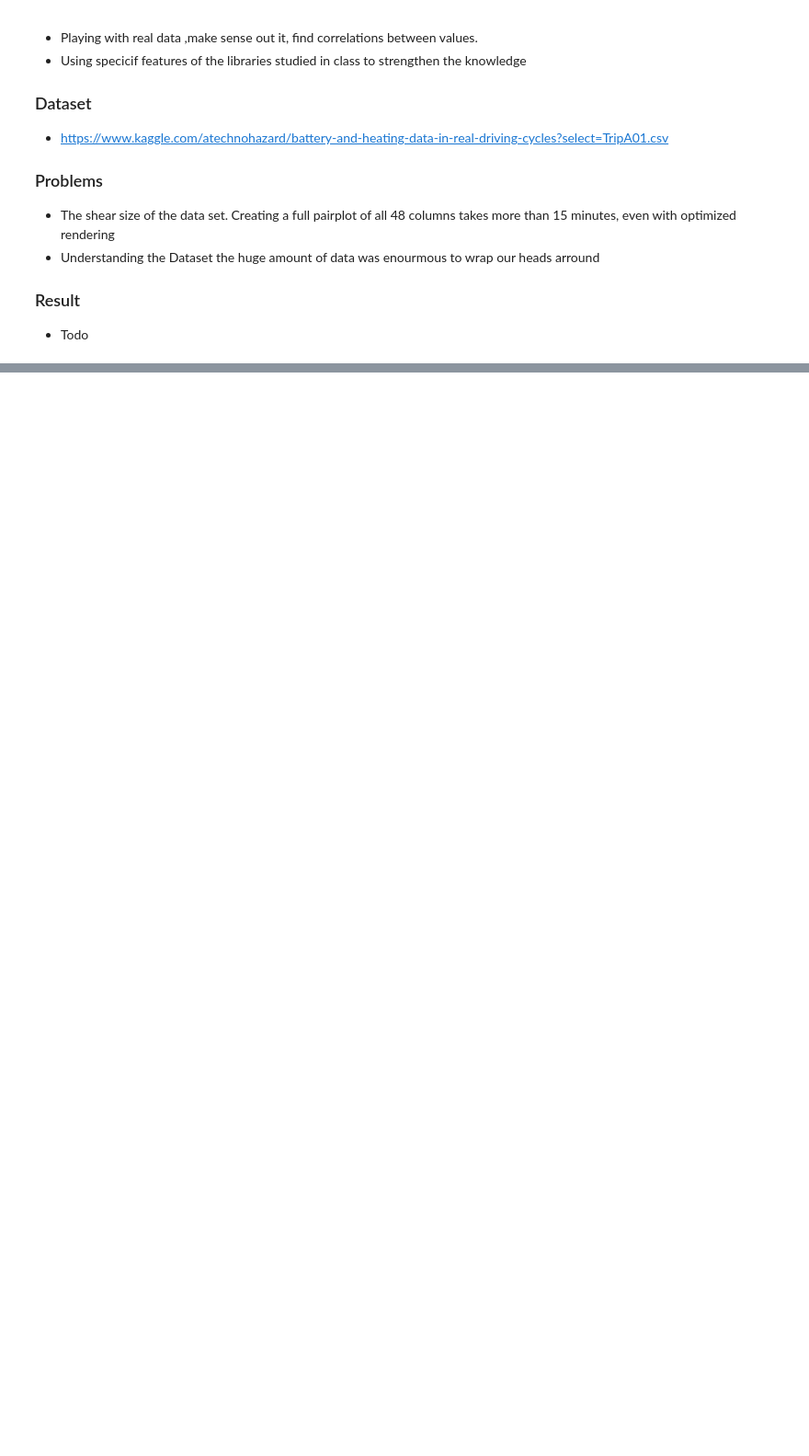
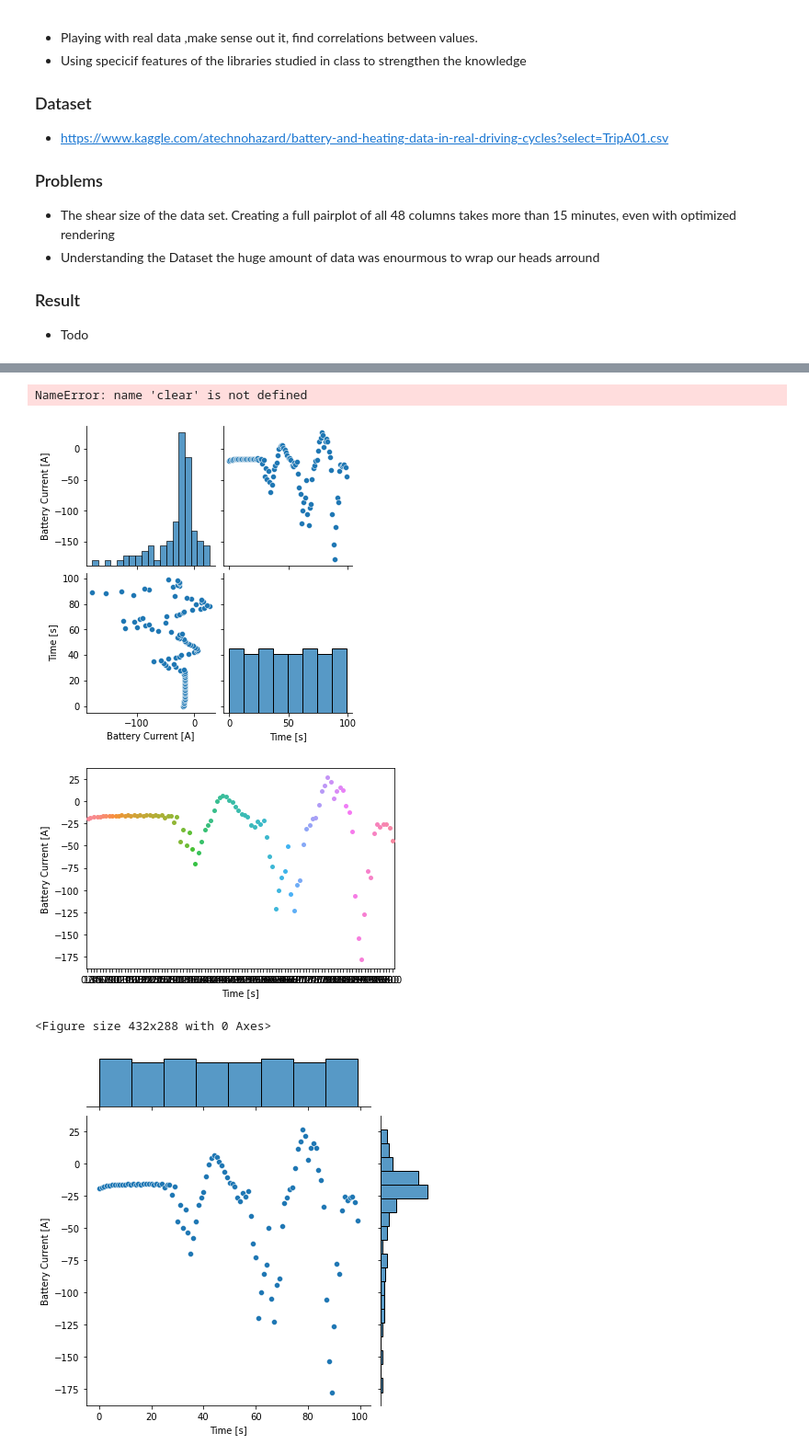
Before and after one commit to CodeChrisB/Kids-Project, a Jupyter notebook: car.ipynb, the cells around one changed output, grey strips where cells are left out. Shown at 92% size. Cells and saved outputs as stored; diff of their text form; code cells hidden in the pictures; blank space fills up the shorter version.

```diff
--- a/car.ipynb
+++ b/car.ipynb
@@ -43,6 +44,9 @@ trip
 # %%
 def getTrip(n,m,x,y):
     return trip.iloc[n:m,x:y]
+
+def smallTrip(n):
+    return getTrip(0+n,100+n,0,48)
 # %%
 trip.isnull().sum()
 # %% [output]
@@ -94,0 +146,26 @@ sns.heatmap(trip.corr(), annot=True, linewidths=.5, ax=ax)
+# %%
+bv="Time [s]"
+bc="Battery Current [A]"
+
+def overview(plot,xVal,yVal):
+    sns.pairplot(data=plot)
+    plt.figure()
+    sns.stripplot(data=plot, x=xVal, y=yVal)
+    plt.figure()
+    sns.jointplot(data=plot, x=xVal, y=yVal)
+    plt.figure(figsize=(15,5))
+    line_plot = sns.lineplot(data=plot, x=xVal, y=yVal,dashes=False)
+    xticks = line_plot.get_xticks()
+    line_plot.set_xticks(xticks[::40]);
+    plt.figure(figsize=(15,5))
+    sns.lineplot(data=plot, dashes=False)
+    plt.figure()
+    sns.lineplot(data=plot, dashes=False)
+
+overview(smallTrip(0)[[bc,bv]],bv,bc)
+# %% [output]
+NameError: name 'clear' is not defined
+[figure, added]
+[figure, added]
+<Figure size 432x288 with 0 Axes>
+[figure, added]
```
Also changed, not shown: parts of 11 cells of this notebook, 5 other files.
